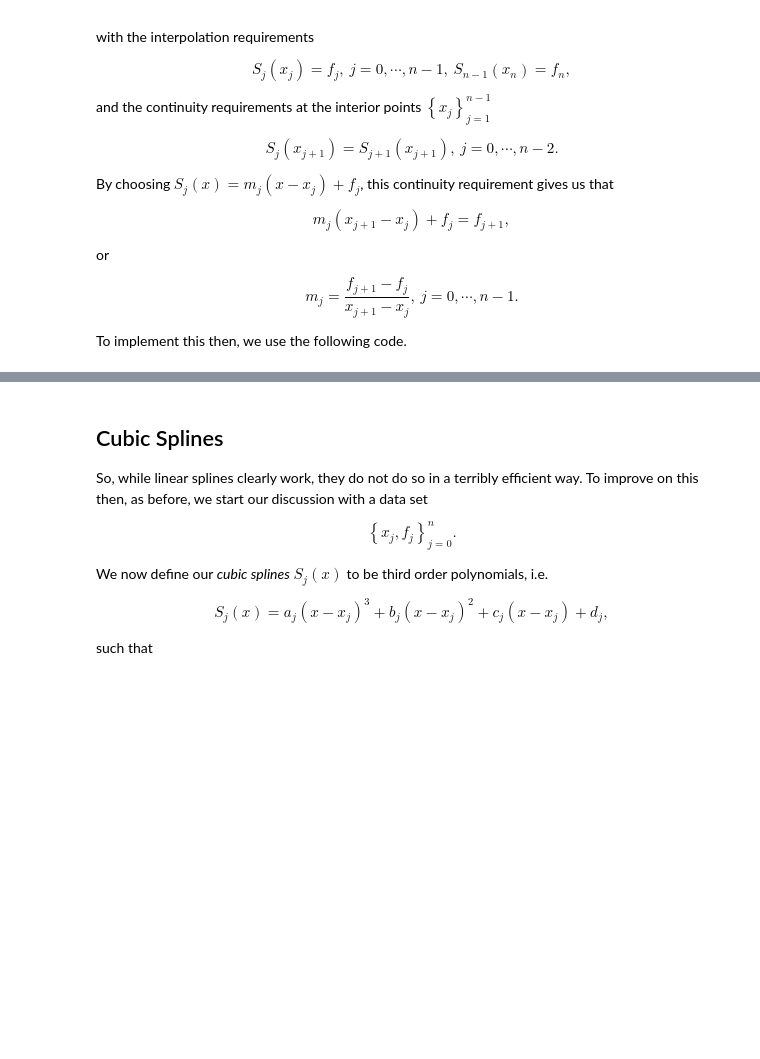
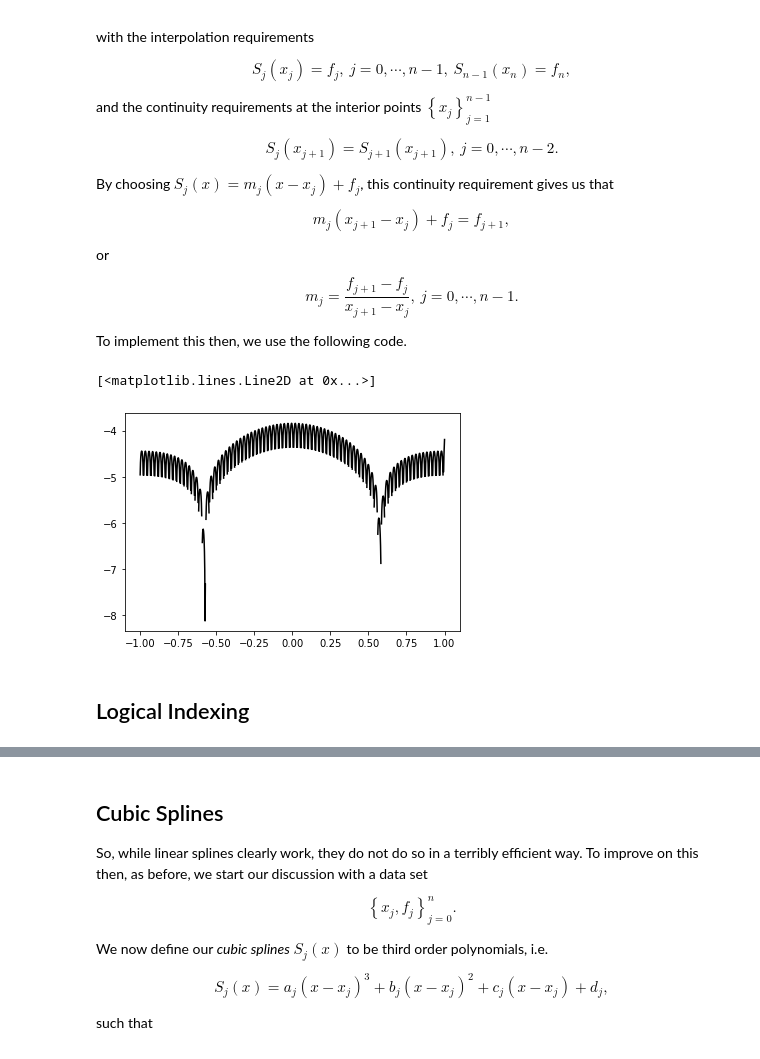
Before and after one commit to cwcurtis/Math-340-Notebooks, a Jupyter notebook: Lectures/Course_Lectures/Lecture_Ten_Fall_2022_Splines.ipynb, the cells around one changed output, grey strips where cells are left out. Saved outputs shown, nothing was run; the diff lists cells and outputs as text; code cells hidden in the pictures; blank space fills up the shorter version.

```diff
--- a/Lectures/Course_Lectures/Lecture_Ten_Fall_2022_Splines.ipynb
+++ b/Lectures/Course_Lectures/Lecture_Ten_Fall_2022_Splines.ipynb
@@ -63,0 +62,8 @@ plt.plot(xinterp,np.ma.log10(np.abs(ftrue-finterp)),ls='-',color='k')
+# %%
+finterp = linear_spline(xvals,fvals,xquery)
+plt.plot(xquery,np.ma.log10(np.abs(ftrue-finterp)),ls='-',color='k')
+# %% [output]
+[<matplotlib.lines.Line2D at 0x...>]
+[figure, added]
+# %% [markdown]
+## Logical Indexing
```
Also changed, not shown: parts of 3 cells of this notebook.
